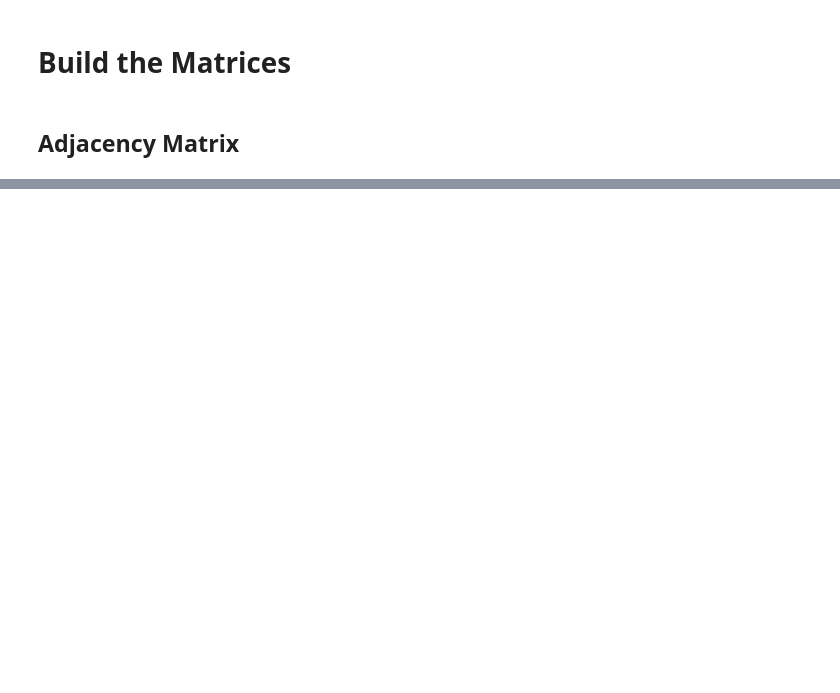
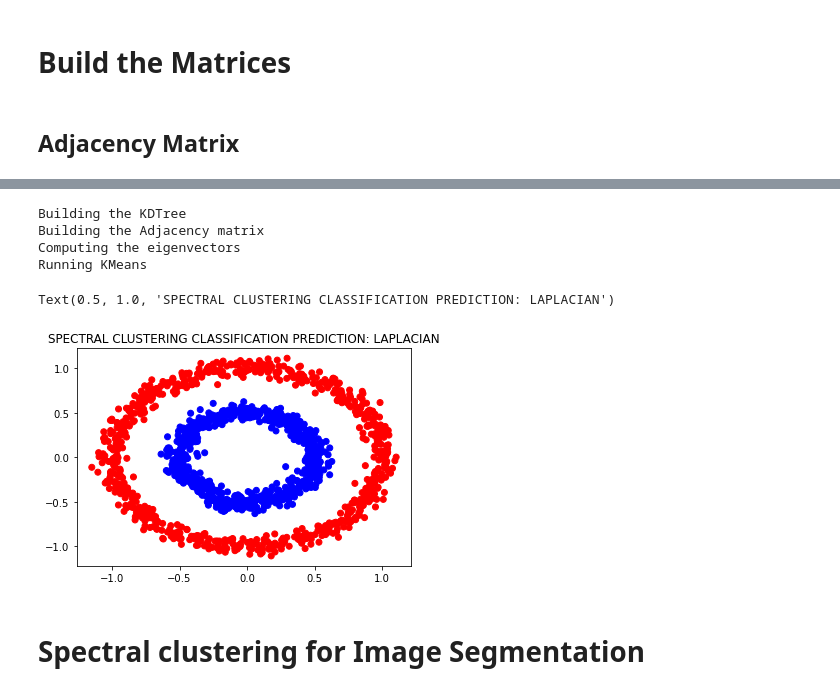
Before and after one commit to thast/numerical-journeys, a Jupyter notebook: jupyter notebooks/Spectral Clustering from scratch or almost.ipynb, the cells around one changed output, grey strips where cells are left out. Drawn from its saved outputs; the diff is of its cells as text; code cells hidden in the pictures; blank space fills up the shorter version.

```diff
--- a/jupyter notebooks/Spectral Clustering from scratch or almost.ipynb
+++ b/jupyter notebooks/Spectral Clustering from scratch or almost.ipynb
@@ -80,0 +108,27 @@ Text(0.5, 1.0, 'SPECTRAL CLUSTERING CLASSIFICATION PREDICTION')
+# %%
+def spectral_clustering_laplacian(data,kneighbors,keigenvalues,n_clusters,tree_opts={}):
+
+    tree = KDTree(data)
+
+    # find kn-neighbors of each point
+    print('Building the KDTree')
+    knearest, kindx = tree.query(data,k=kneighbors+1,**tree_opts)
+    kindx = kindx[:,1:]
+
+    # build sparse adjacency matrix
+    print('Building the Adjacency matrix')
+    A = sp.lil_matrix((data.shape[0],data.shape[0]))
+    A[:,kindx] = 1.
+
+    L = sp.diags(kneighbors * np.ones(data.shape[0])) - A
+
+    # find the ke-biggest eigenvectors of the adjacency matrix
+    print('Computing the eigenvectors')
+    eigenvalues,eigenvectors = sp.linalg.eigs(L,k=keigenvalues, which='SR')
+    eigenvalues,eigenvectors = eigenvalues.real,eigenvectors.real
+
+    #
+    print('Running KMeans')
+    kmeans = KMeans(n_clusters=n_clusters, random_state=0).fit(eigenvectors)
+
+    return kmeans, eigenvectors
@@ -80,0 +154,19 @@ Text(0.5, 1.0, 'SPECTRAL CLUSTERING CLASSIFICATION PREDICTION')
+# %%
+spectral_cir, _ = spectral_clustering_laplacian(
+    noisy_circles[0],
+    kneighbors=10,
+    keigenvalues=2,
+    n_clusters=2,
+    tree_opts={'p':1}
+)
+plt.scatter(noisy_circles[0][:,0],noisy_circles[0][:,1],c=spectral_cir.labels_,cmap='bwr')
+plt.gca().set_title('SPECTRAL CLUSTERING CLASSIFICATION PREDICTION: LAPLACIAN')
+# %% [output]
+Building the KDTree
+Building the Adjacency matrix
+Computing the eigenvectors
+Running KMeans
+Text(0.5, 1.0, 'SPECTRAL CLUSTERING CLASSIFICATION PREDICTION: LAPLACIAN')
+[figure, added]
+# %% [markdown]
+# Spectral clustering for Image Segmentation
```
Also changed, not shown: parts of 17 cells of this notebook.
